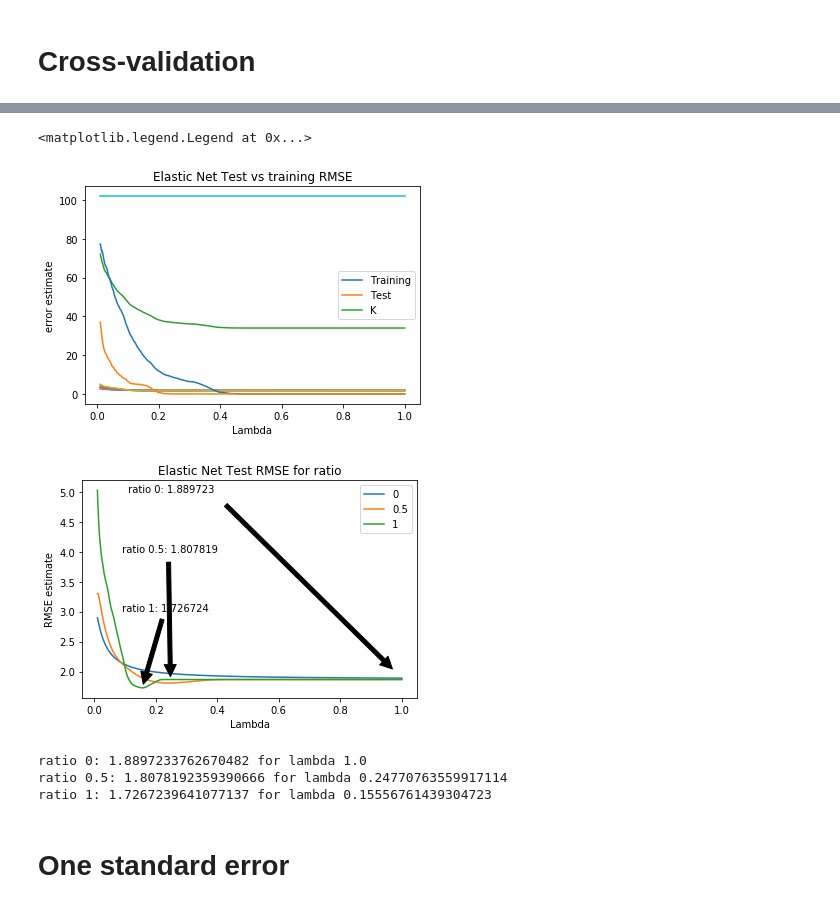
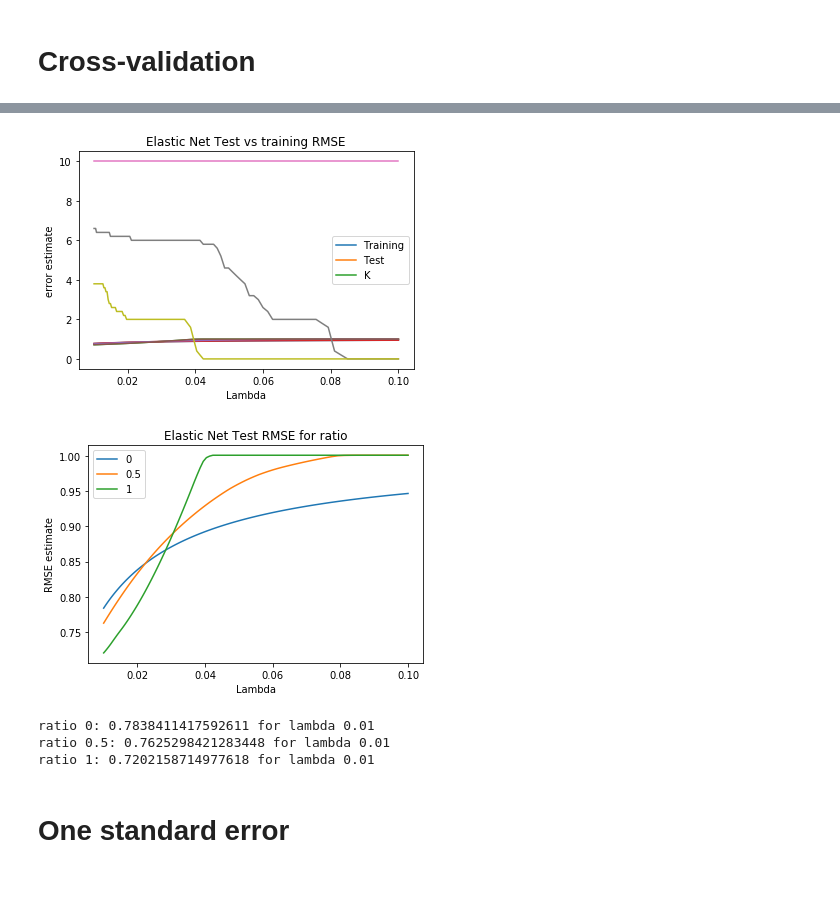
Before and after one commit to riadghorra/comp-data-analysis-project-1, a Jupyter notebook: elastic_net_attempt_1000.ipynb, the cells around one changed output, grey strips where cells are left out. Cells and saved outputs as stored; diff of their text form; code cells hidden in the pictures.

```diff
--- a/elastic_net_attempt_1000.ipynb
+++ b/elastic_net_attempt_1000.ipynb
@@ -42,0 +44,14 @@ test_split_ratio = 0.3
+# %%
+# trying clean data set or diabetis dataset
+T = np.loadtxt('DiabetesDataNormalized.txt', delimiter = ' ', skiprows=1)
+
+y = T[:, 10] # response
+X = T[:, :10] # varaibles
+
+
+train_y_raw = training['Y'].values
+train_X_raw = training[[col for col in training.columns if col != 'Y']].values
+
+train_X_raw[:,99] = 0
+train_X_raw[pd.isnull(np.array(train_X_raw, dtype=float))] = 0
+train_X_raw = train_X_raw.astype(float)
@@ -43,14 +60,21 @@ test_split_ratio = 0.3
+# %%
+# Flag for what handling of missing values to use
+dataSwitch = {0:'knn', 1:'mean',  2:'diabetes', 3:'raw'}
+
+currentData = dataSwitch[2]
+
+
+if (currentData == 'knn'):
+    X_train, X_test, y_train , y_test= train_test_split(train_X_knn, train_y, test_size=test_split_ratio, random_state=0)
+elif(currentData == 'mean'):
+    X_train, X_test, y_train , y_test= train_test_split(train_X_mn, train_y, test_size=test_split_ratio, random_state=0)
+elif(currentData == 'diabetes'):
+    X_train, X_test, y_train , y_test= train_test_split(X, y, test_size=test_split_ratio, random_state=0)
+elif(currentData == 'raw'):
+    X_train, X_test, y_train , y_test= train_test_split(train_X_raw, train_y_raw, test_size=test_split_ratio, random_state=0)
 # %% [markdown]
 # Global variables
 # %%
-# Flag for what handling of missing values to use
-KNN_rpl = True
-
-if (KNN_rpl):
-    X_train, X_test, y_train , y_test= train_test_split(train_X_knn, train_y, test_size=test_split_ratio, random_state=0)
-else:
-    X_train, X_test, y_train , y_test= train_test_split(train_X_mn, train_y, test_size=test_split_ratio, random_state=0)
-
 
 # First, we'll establish a baseline for the prediction with OLS
 # on the data with NaN's replaced with the column's mean
@@ -61,13 +85,13 @@ else:
 #ratios = range(0,11,1)
 ratios = [0, 5, 10]
 k = 100; # try k values of lambda
-lambdas = np.logspace(-2, 0, k)
+lambdas = np.logspace(-2, -1, k)
 '''
 # Working lambdas
 lambdas = np.logspace(-2, 1, k)
 '''
 # Number of folds
-K = 10
+K = 5
 
 
 # Different errors
@@ -142,45 +166,45 @@ plt.title("Elastic Net Test vs training RMSE")
 plt.legend(['Training', 'Test', 'K'])
 
 
-#plt.show()
+plt.show()
 # %% [output]
-<matplotlib.legend.Legend at 0x...>
+[figure, added]
 # %%
 # Elastic net plot average over all ratios
 plt.figure(6)
 #training_error_plot = plt.plot(lambdas, mean_error_training, label='Training')
 test_error_plot = plt.plot(lambdas, mean_error_test, label='Test')
 #K_non_zero_plot = plt.plot(lambdas, k_nonZero_parameters, label='K')
 
 plt.xlabel('Lambda')
 plt.ylabel('RMSE estimate')
 plt.title("Elastic Net Test RMSE for ratio")
 plt.legend(['0', '0.5', '1'])
 
+'''
 plt.annotate(' ratio 0: {:f}'.format(mean_error_test[:,0].min()), xy=(lambdas[np.argmin(mean_error_test[:,0])],mean_error_test[:,0].min()), xytext=(.1, 5),
             arrowprops=dict(facecolor='black', shrink=0.05),
             )
 
 plt.annotate(' ratio 0.5: {:f}'.format(mean_error_test[:,1].min()), xy=(lambdas[np.argmin(mean_error_test[:,1])],mean_error_test[:,1].min()), xytext=(.08, 4),
             arrowprops=dict(facecolor='black', shrink=0.05),
             )
 
 plt.annotate(' ratio 1: {:f}'.format(mean_error_test[:,2].min()), xy=(lambdas[np.argmin(mean_error_test[:,2])],mean_error_test[:,2].min()), xytext=(.08, 3),
             arrowprops=dict(facecolor='black', shrink=0.05),
             )
-
+'''
 
 plt.show()
 
 print ("ratio 0: {} for lambda {}".format(mean_error_test[:,0].min(), lambdas[np.argmin(mean_error_test[:,0])]))
 print ("ratio 0.5: {} for lambda {}".format(mean_error_test[:,1].min(), lambdas[np.argmin(mean_error_test[:,1])]))
 print ("ratio 1: {} for lambda {}".format(mean_error_test[:,2].min(), lambdas[np.argmin(mean_error_test[:,2])]))
 # %% [output]
-[figure, old version]
+[figure, new version]
-[figure, removed]
-ratio 0: 1.8897233762670482 for lambda 1.0
-ratio 0.5: 1.8078192359390666 for lambda 0.24770763559917114
-ratio 1: 1.7267239641077137 for lambda 0.15556761439304723
+ratio 0: 0.7838411417592611 for lambda 0.01
+ratio 0.5: 0.7625298421283448 for lambda 0.01
+ratio 1: 0.7202158714977618 for lambda 0.01
 # %% [markdown]
 # One standard error
 # %%
```
Also changed, not shown: parts of 12 cells of this notebook.
